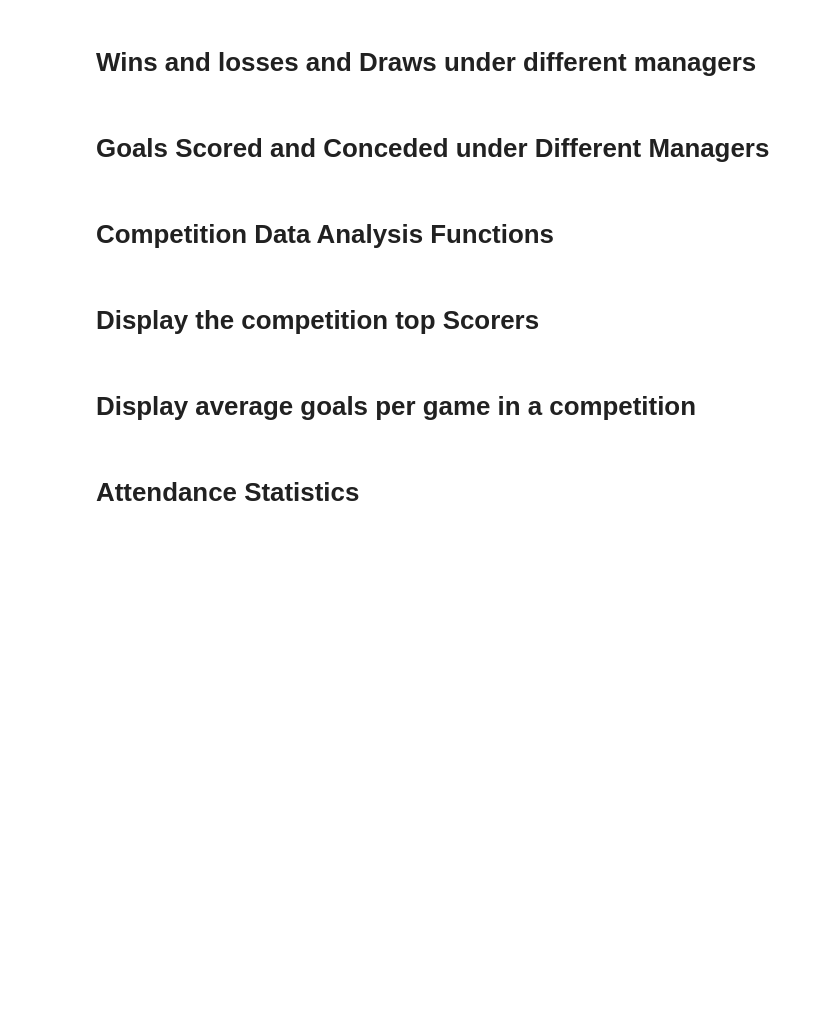
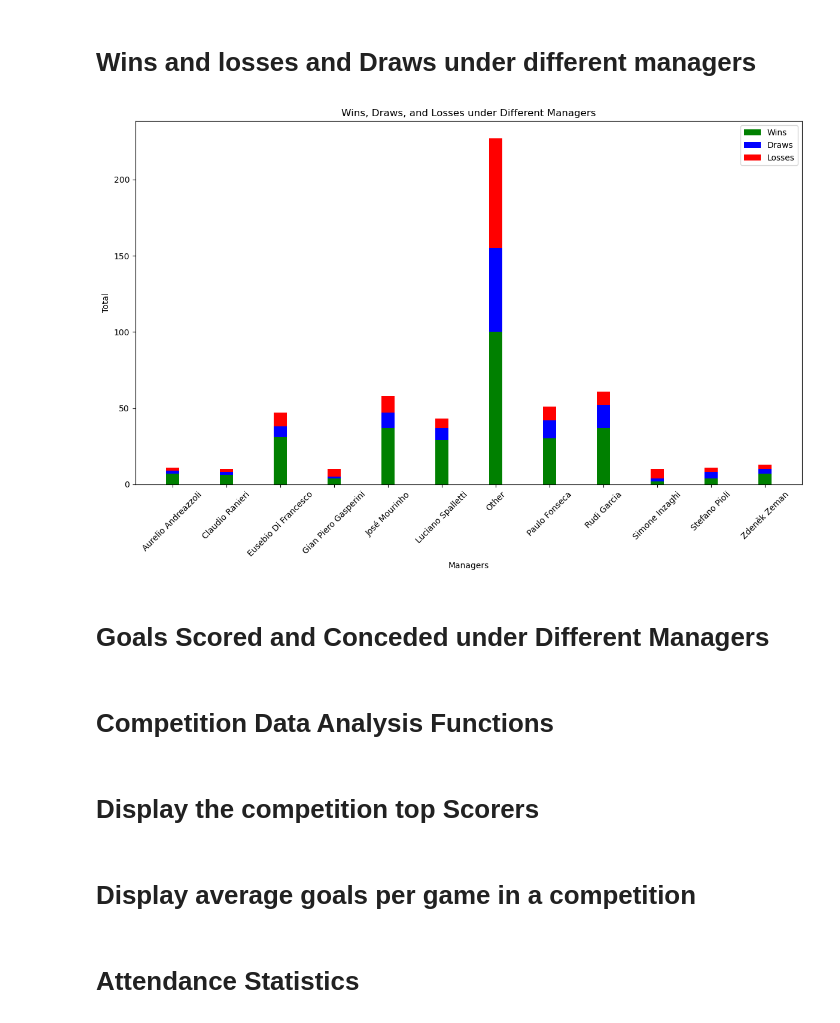
Before and after one commit to marv150302/Football-Stats-Project, a Jupyter notebook: solution/jupyter_data_analysis/data_analysis.ipynb, the cells around one changed output. Cells and saved outputs as stored; diff of their text form; code cells hidden in the pictures; blank space fills up the shorter version.

```diff
--- a/solution/jupyter_data_analysis/data_analysis.ipynb
+++ b/solution/jupyter_data_analysis/data_analysis.ipynb
@@ -1398,10 +1372,20 @@ plot_squad_market_value_and_wins(club_id=12)
 # %% [markdown]
 # Wins and losses and Draws under different managers
 # %%
-def plot_wins_draws_losses_managers_grouped(club_id, threshold=10):
+def plot_wins_draws_losses_managers_grouped(club_id):
+
+    threshold=10
     games_collection = mongo_db['games']
+
     pipeline = [
-        {'$match': {'$or': [{'home_club_id': club_id}, {'away_club_id': club_id}]}},
+        {
+            '$match': {
+                '$or': [
+                    {'home_club_id': club_id},
+                    {'away_club_id': club_id}
+                ]
+            }
+        },
         {
             '$group': {
                 '_id': '$home_club_manager_name',
@@ -1409,10 +1393,14 @@ def plot_wins_draws_losses_managers_grouped(club_id, threshold=10):
                 'wins': {
                     '$sum': {
                         '$cond': [
-                            {'$or': [
-                                {'$and': [{'$eq': ['$home_club_id', club_id]}, {'$gt': ['$home_club_goals', '$away_club_goals']}]},
-                                {'$and': [{'$eq': ['$away_club_id', club_id]}, {'$gt': ['$away_club_goals', '$home_club_goals']}]}
-                            ]}, 1, 0
+                            {
+                                '$or': [
+                                    {'$and': [{'$eq': ['$home_club_id', club_id]}, {'$gt': ['$home_club_goals', '$away_club_goals']}]},
+                                    {'$and': [{'$eq': ['$away_club_id', club_id]}, {'$gt': ['$away_club_goals', '$home_club_goals']}]}
+                                ]
+                            },
+                            1,
+                            0
                         ]
                     }
                 },
@@ -1424,54 +1412,58 @@ def plot_wins_draws_losses_managers_grouped(club_id, threshold=10):
                 'losses': {
                     '$sum': {
                         '$cond': [
-                            {'$or': [
-                                {'$and': [{'$eq': ['$home_club_id', club_id]}, {'$lt': ['$home_club_goals', '$away_club_goals']}]},
-                                {'$and': [{'$eq': ['$away_club_id', club_id]}, {'$lt': ['$away_club_goals', '$home_club_goals']}]}
-                            ]}, 1, 0
+                            {
+                                '$or': [
+                                    {'$and': [{'$eq': ['$home_club_id', club_id]}, {'$lt': ['$home_club_goals', '$away_club_goals']}]},
+                                    {'$and': [{'$eq': ['$away_club_id', club_id]}, {'$lt': ['$away_club_goals', '$home_club_goals']}]}
+                                ]
+                            },
+                            1,
+                            0
                         ]
                     }
                 }
             }
         }
     ]
 
     df = pd.DataFrame(list(games_collection.aggregate(pipeline)))
-    if '_id' in df.columns:
-        df.rename(columns={'_id': 'manager'}, inplace=True)
-    else:
-        print("Error: The expected 'manager' field is missing from the MongoDB aggregation result.")
+
+    if df.empty or '_id' not in df.columns:
+        print("Error: No data found for the specified club.")
         return
 
-    # Group smaller categories
+    df.rename(columns={'_id': 'manager'}, inplace=True)
+
+    # Grouping 'other' categories
     df['manager'] = df.apply(lambda row: row['manager'] if row['games_managed'] >= threshold else 'Other', axis=1)
     df_grouped = df.groupby('manager').sum().reset_index()
 
-    # Data for the bar chart
     managers = df_grouped['manager']
     wins = df_grouped['wins']
     draws = df_grouped['draws']
     losses = df_grouped['losses']
 
     bar_width = 0.25
     index = range(len(managers))
 
-    fig, ax = plt.subplots(figsize=(14, 7))
-
-    bar1 = plt.bar(index, wins, bar_width, color='b', label='Wins')
-    bar2 = plt.bar([i + bar_width for i in index], draws, bar_width, color='y', label='Draws')
-    bar3 = plt.bar([i + bar_width * 2 for i in index], losses, bar_width, color='r', label='Losses')
+    plt.figure(figsize=(12, 8))
+    bar1 = plt.bar(index, wins, bar_width, label='Wins', color='g')
+    bar2 = plt.bar(index, draws, bar_width, bottom=wins, label='Draws', color='b')
+    bar3 = plt.bar(index, losses, bar_width, bottom=wins + draws, label='Losses', color='r')
 
     plt.xlabel('Managers')
     plt.ylabel('Total')
     plt.title('Wins, Draws, and Losses under Different Managers')
-    plt.xticks([i + bar_width for i in index], managers, rotation=45)
+    plt.xticks(index, managers, rotation=45)
     plt.legend()
 
     plt.tight_layout()
     plt.show()
 
-
-plot_wins_draws_losses_managers_grouped(club_id=12, threshold=10)
+plot_wins_draws_losses_managers_grouped(club_id=12)
+# %% [output]
+[figure, added]
 # %% [markdown]
 # Goals Scored and Conceded under Different Managers
 # %%
```
Also changed, not shown: parts of 31 cells of this notebook.
